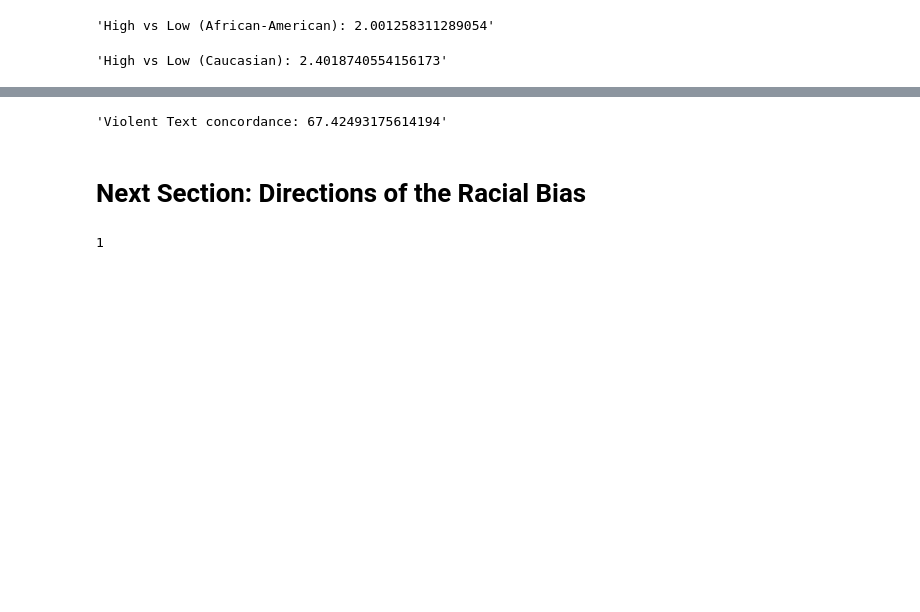
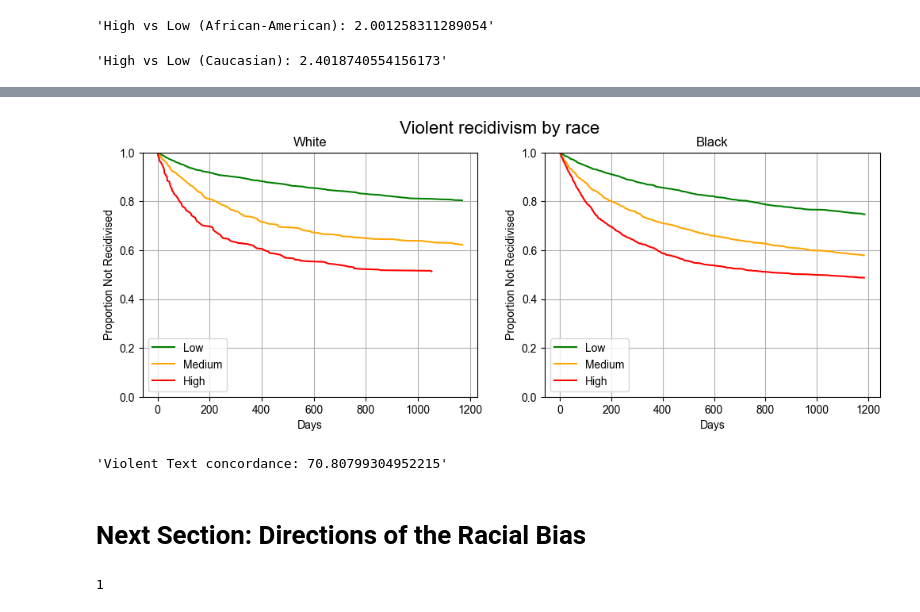
Before and after one commit to lisds/project-BannedBooks, a Jupyter notebook: Playground.ipynb, the cells around one changed output, grey strips where cells are left out. Cells and saved outputs as stored; diff of their text form; code cells hidden in the pictures; blank space fills up the shorter version.

```diff
--- a/Playground.ipynb
+++ b/Playground.ipynb
@@ -335,7 +348,41 @@ ax2.grid()
+# %%
+fig, (ax1, ax2) = plt.subplots(1, 2, figsize=(12, 4))
+fig.suptitle('Violent recidivism by race', fontsize=16)
+cox_df_violent_black = cox_df_violent[cox_df_violent['race'] == 'African-American']
+cox_df_violent_white = cox_df_violent[cox_df_violent['race'] == 'Caucasian']
+cox_df_violent['duration']
+
+for score, color in zip(['Low', 'Medium', 'High'], ['green', 'orange', 'red']):
+    subset = cox_df_violent_white[(cox_df_violent_white['is_recid'] == 1) & (cox_df_violent_white['score_text'] == score)]
+    total_count = len(cox_df_violent_white[cox_df_violent_white['score_text'] == score])
+    value_counts = subset['duration'].value_counts().sort_index().cumsum()
+    proportion = (total_count - value_counts) / total_count
+    proportion.plot(ax=ax1, color=color, label=score, title='White')
+
+ax1.set_ylim([0, 1])
+ax1.set_ylabel('Proportion Not Recidivised')
+ax1.set_xlabel('Days')
+ax1.legend()
+ax1.grid()
+
+for score, color in zip(['Low', 'Medium', 'High'], ['green', 'orange', 'red']):
+    subset = cox_df_violent_black[(cox_df_violent_black['is_recid'] == 1) & (cox_df_violent_black['score_text'] == score)]
+    total_count = len(cox_df_violent_black[cox_df_violent_black['score_text'] == score])
+    value_counts = subset['duration'].value_counts().sort_index().cumsum()
+    proportion = (total_count - value_counts) / total_count
+    proportion.plot(ax=ax2, color=color, label=score, title='Black')
+
+ax2.set_ylim([0, 1])
+ax2.set_ylabel('Proportion Not Recidivised')
+ax2.set_xlabel('Days')
+ax2.legend(loc='lower left')
+ax2.grid()
+# %% [output]
+[figure, added]
 # %%
-display(f"Violent Text concordance: {conc.concordance_text_score(cox_df,['is_recid','score_text'],100)}")
+display(f"Violent Text concordance: {conc.concordance_text_score(cox_df_violent,['is_recid','score_text'],100)}")
 # %% [output]
-'Violent Text concordance: 67.42493175614194'
+'Violent Text concordance: 70.80799304952215'
 # %% [markdown]
 # Next Section: Directions of the Racial Bias
 # %%
```
Also changed, not shown: parts of 12 cells of this notebook, 2 other files.
